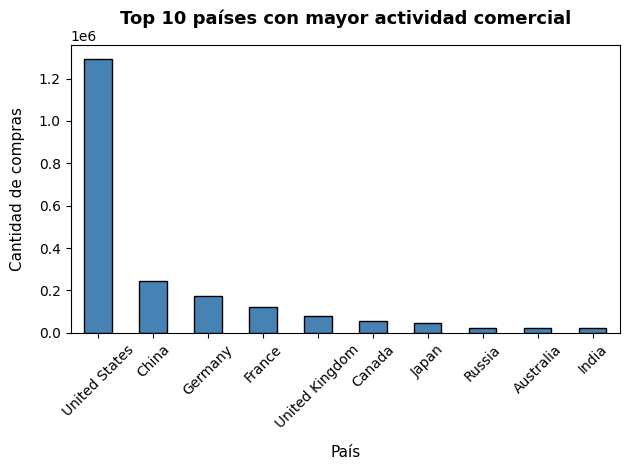
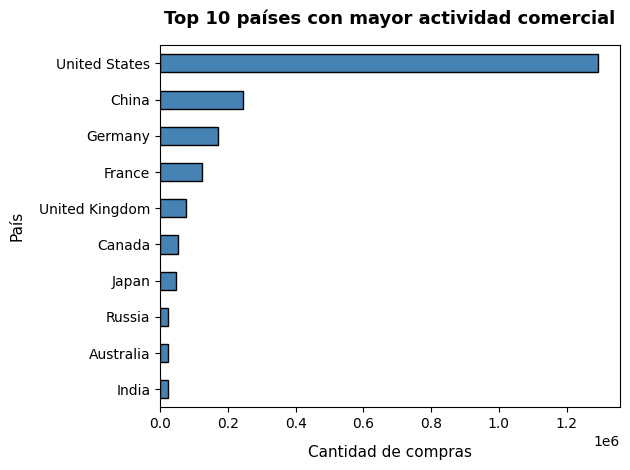
The notebook cell's code change between the first figure and the second:
--- before
+++ after
@@ -3,11 +3,12 @@
 mapa_ciudades = dict(zip(df_tiendas_geo['StoreKey'], df_tiendas_geo['RegionCountryName']))
 
-top_ciudades = tablas[7]['StoreKey'].map(mapa_ciudades).value_counts().head(10)
-
-top_ciudades.plot(kind='bar', color='steelblue', edgecolor='black', rot=45)
+top_paises = tablas[7]['StoreKey'].map(mapa_ciudades).value_counts().head(10)
+hallazgos['top10_paises_ordenes'] = top_paises.to_dict()
+top_paises.plot(kind='barh', color='steelblue', edgecolor='black', rot=0)
 plt.title("Top 10 países con mayor actividad comercial", fontsize=13, fontweight='bold', pad=15)
-plt.xlabel("País", fontsize=11, labelpad=10)
-plt.ylabel("Cantidad de compras", fontsize=11, labelpad=10)
+plt.xlabel("Cantidad de compras", fontsize=11, labelpad=10)
+plt.ylabel("País", fontsize=11, labelpad=10)
 plt.tight_layout()
+plt.gca().invert_yaxis()
 plt.show()
 #guardar("11_top10_paises")

Commit: Creado con Colab